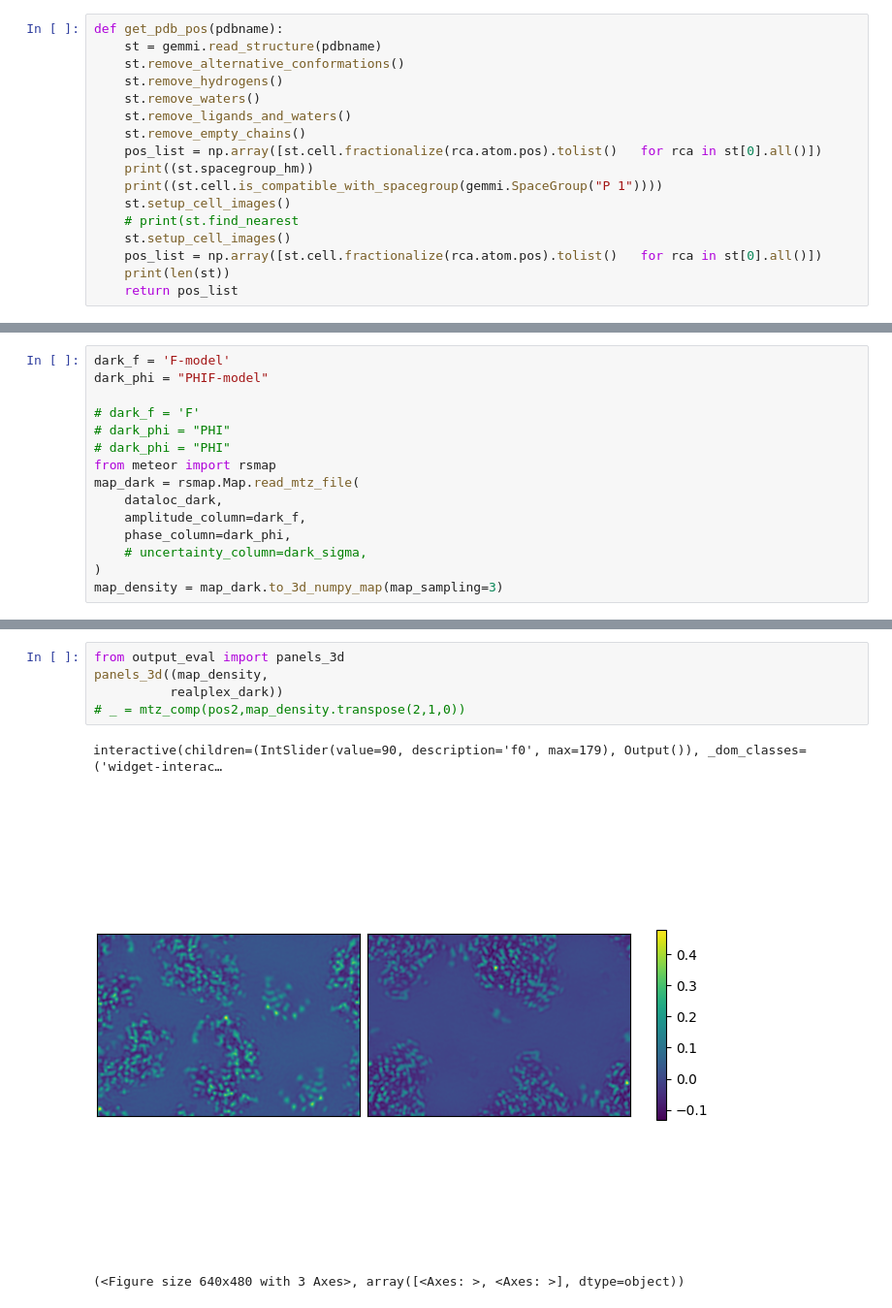
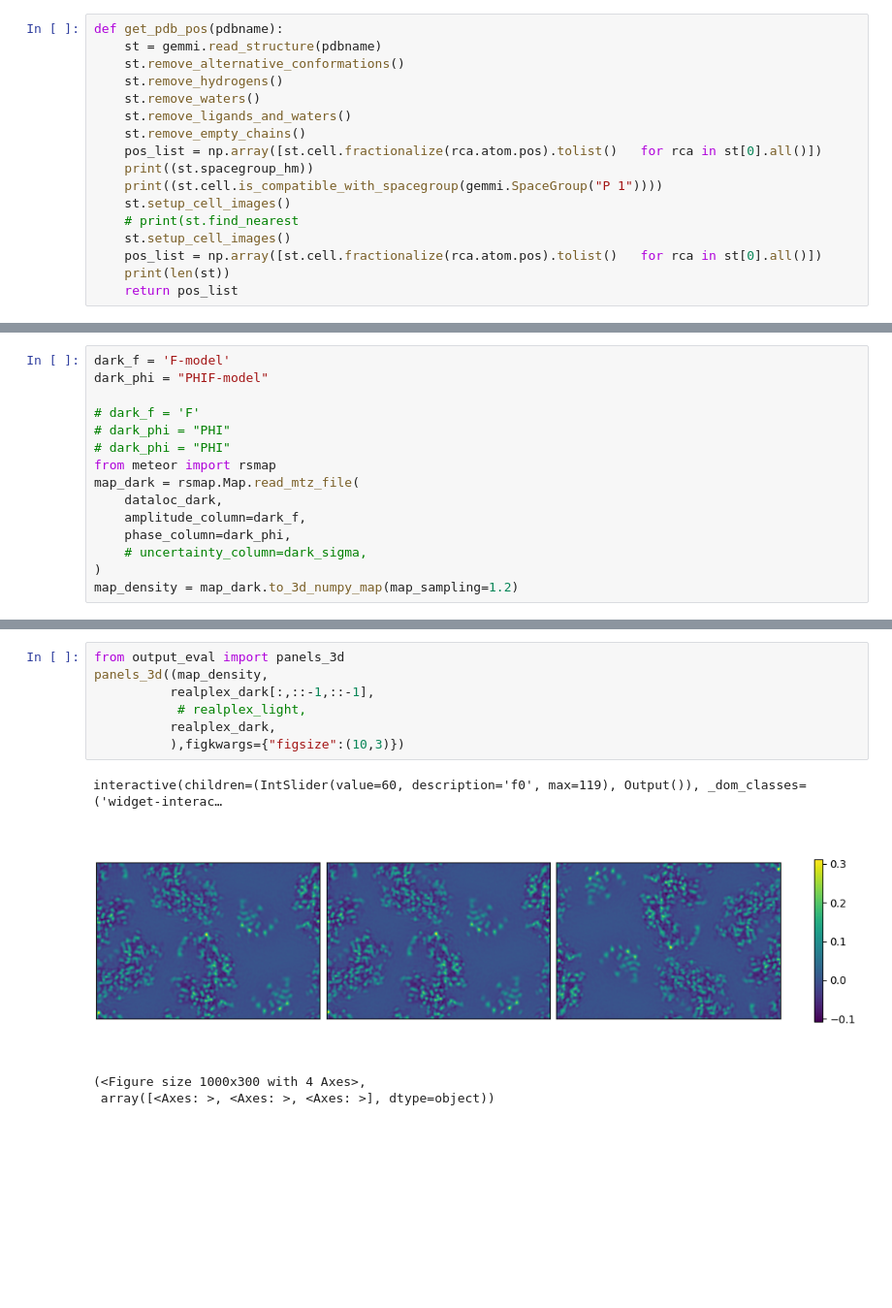
Before and after one commit to cvazz/occupancy-estimation, a Jupyter notebook: scratch/photolyase_inspect.ipynb, the cells around one changed output, grey strips where cells are left out. Shown at 97% size. Saved outputs shown, nothing was run; the diff lists cells and outputs as text; blank space fills up the shorter version.

```diff
--- a/scratch/photolyase_inspect.ipynb
+++ b/scratch/photolyase_inspect.ipynb
@@ -193,4 +181,4 @@ map_dark = rsmap.Map.read_mtz_file(
     phase_column=dark_phi,
     # uncertainty_column=dark_sigma,
 )
-map_density = map_dark.to_3d_numpy_map(map_sampling=3)
+map_density = map_dark.to_3d_numpy_map(map_sampling=1.2)
@@ -201,9 +194,12 @@ map_density.shape
-# %%
-from output_eval import panels_3d
-panels_3d((map_density,
-          realplex_dark))
-# _ = mtz_comp(pos2,map_density.transpose(2,1,0))
-# %% [output]
-interactive(children=(IntSlider(value=90, description='f0', max=179), Output()), _dom_classes=('widget-interac…
-[figure, removed]
-(<Figure size 640x480 with 3 Axes>, array([<Axes: >, <Axes: >], dtype=object))
+# %%
+from output_eval import panels_3d
+panels_3d((map_density,
+          realplex_dark[:,::-1,::-1],
+           # realplex_light,
+          realplex_dark,
+          ),figkwargs={"figsize":(10,3)})
+# %% [output]
+interactive(children=(IntSlider(value=60, description='f0', max=119), Output()), _dom_classes=('widget-interac…
+[figure, added]
+(<Figure size 1000x300 with 4 Axes>,
+ array([<Axes: >, <Axes: >, <Axes: >], dtype=object))
```
Also changed, not shown: parts of 16 cells of this notebook.
